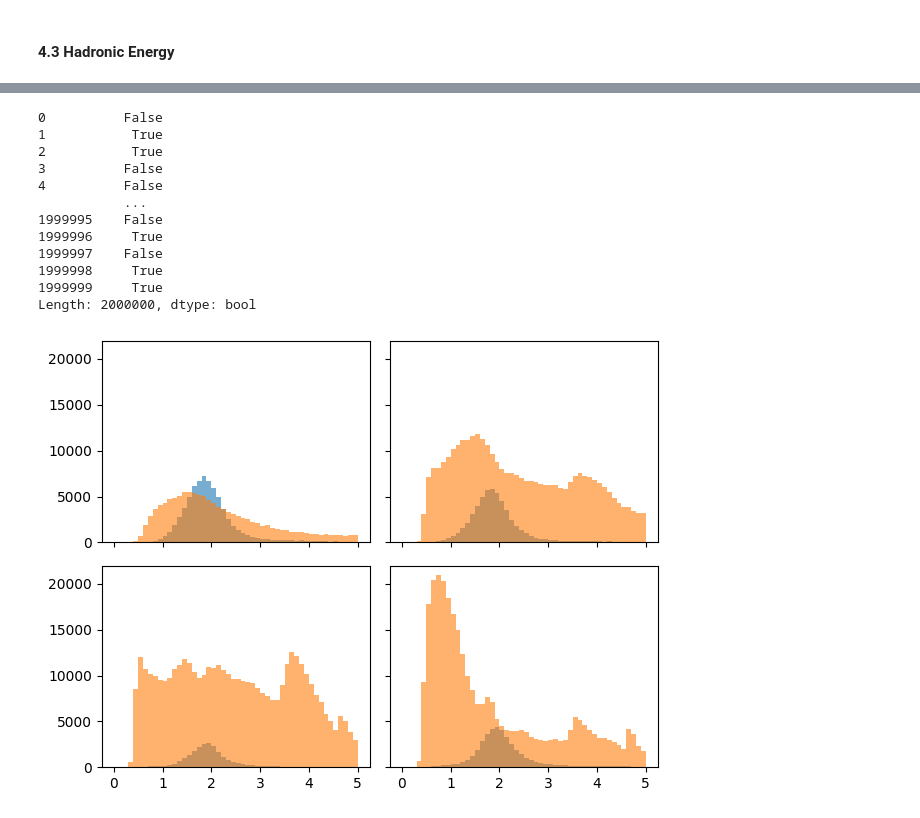
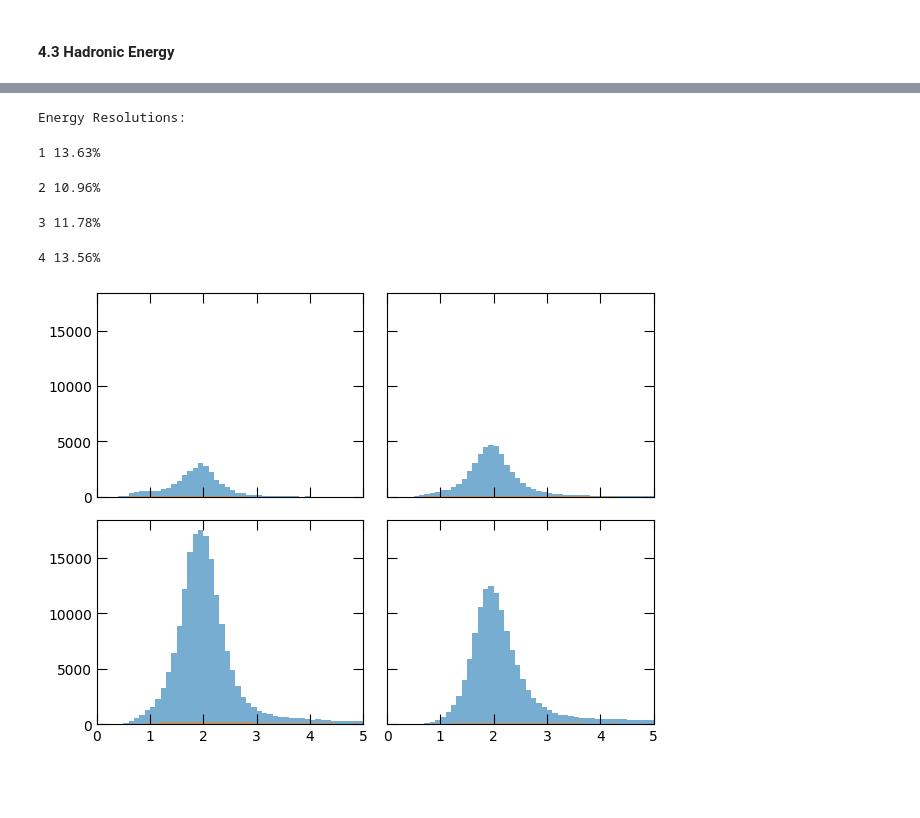
Before and after one commit to aditya-marathe/msci-project, a Jupyter notebook: src/notebooks/initial_analysis.ipynb, the cells around one changed output, grey strips where cells are left out. Drawn from its saved outputs; the diff is of its cells as text; code cells hidden in the pictures; blank space fills up the shorter version.

```diff
--- a/src/notebooks/initial_analysis.ipynb
+++ b/src/notebooks/initial_analysis.ipynb
@@ -1216,0 +279,3 @@ I am not sure if I have calculated this correctly in the cell above. When calcul
+# %%
+# Defining some cuts to extract signal data
+numu_cuts = Cuts.init_nova_cuts()
@@ -1216,0 +284,2 @@ I am not sure if I have calculated this correctly in the cell above. When calcul
+# %%
+data_numu_passed = numu_cuts.apply_all_cuts(df)
@@ -1216,0 +436,2 @@ I am not sure if I have calculated this correctly in the cell above. When calcul
+# %%
+_cut_names = ['Containment', 'CVN PID Score']
@@ -1252,8 +832,3 @@ $$
 $$
 # %%
-had_e_func = (
-    (df['rec.energy.numu.lstmnu'] - df['rec.energy.numu.lstmmuon'])
-    / df['rec.energy.numu.lstmnu']
-)
-
-print(f'Hadronic Energy Function = \n{had_e_func}')
+had_e_func = df['rec.energy.numu.hadclust.calE'] / df['rec.energy.numu.lstmnu']
@@ -1287,57 +836,48 @@ dtype: float64
 q1 = had_e_func.quantile(q=0.25)
 q2 = had_e_func.quantile(q=0.50)
 q3 = had_e_func.quantile(q=0.75)
-# %%
-(had_e_func <= q1)
-# %% [output]
-0          False
-1           True
-2           True
-3          False
-4          False
-           ...
-1999995    False
-1999996     True
-1999997    False
-1999998     True
-1999999     True
-Length: 2000000, dtype: bool
 # %%
 fig, axs = plt.subplots(2, 2, sharex=True, sharey=True)
 
 axs = axs.flatten()
 
 bins_conf = np.linspace(0, 5, 50 + 1)
 
 had_e_cuts = [
     (had_e_func <= q1),
     (had_e_func > q1) & (had_e_func <= q2),
     (had_e_func > q2) & (had_e_func <= q3),
     (had_e_func > q3)
 ]
 
-had_e_cuts.reverse()
+# had_e_cuts.reverse()
+
+_key = 'rec.energy.numu.lstmnu'
+
+print('Energy Resolutions:')
 
 for i, had_e_cut in enumerate(had_e_cuts):
     axs[i].hist(
-        df['rec.energy.numu.E'][df['numufull']][had_e_cut],
+        data_numu_passed[_key][had_e_cut],
         bins=bins_conf, alpha=0.6
     )
 
-    _i =
-
     axs[i].hist(
-        df['rec.energy.numu.E'][_i][had_e_cut],
+        mc_truth_cuts.apply_cut(name='Signal', df=data_numu_passed, passed=False)[_key][had_e_cut],
         bins=bins_conf, alpha=0.6
     )
+    axs[i].tick_params(axis='both', direction='in', top=True, right=True, size=7)
+    axs[i].tick_params(axis='both', which='minor', direction='in', right=True, size=3.5)
 
-ax.tick_params(axis='both', direction='in', top=True, right=True, size=7)
-ax.tick_params(axis='both', which='minor', direction='in', right=True, size=3.5)
+    print(f'{i + 1} {energy_resolution(df=data_numu_passed[had_e_cut]):5.2f}%')
 
-ax.set_xlim(0, 5)
-
-ax.set_title('')
+    axs[i].set_xlim(0, 5)
 
 plt.tight_layout();
 # %% [output]
+Energy Resolutions:
+1 13.63%
+2 10.96%
+3 11.78%
+4 13.56%
-[figure, old version]
+[figure, new version]
```
Also changed, not shown: parts of 118 cells of this notebook, 9 other files.
